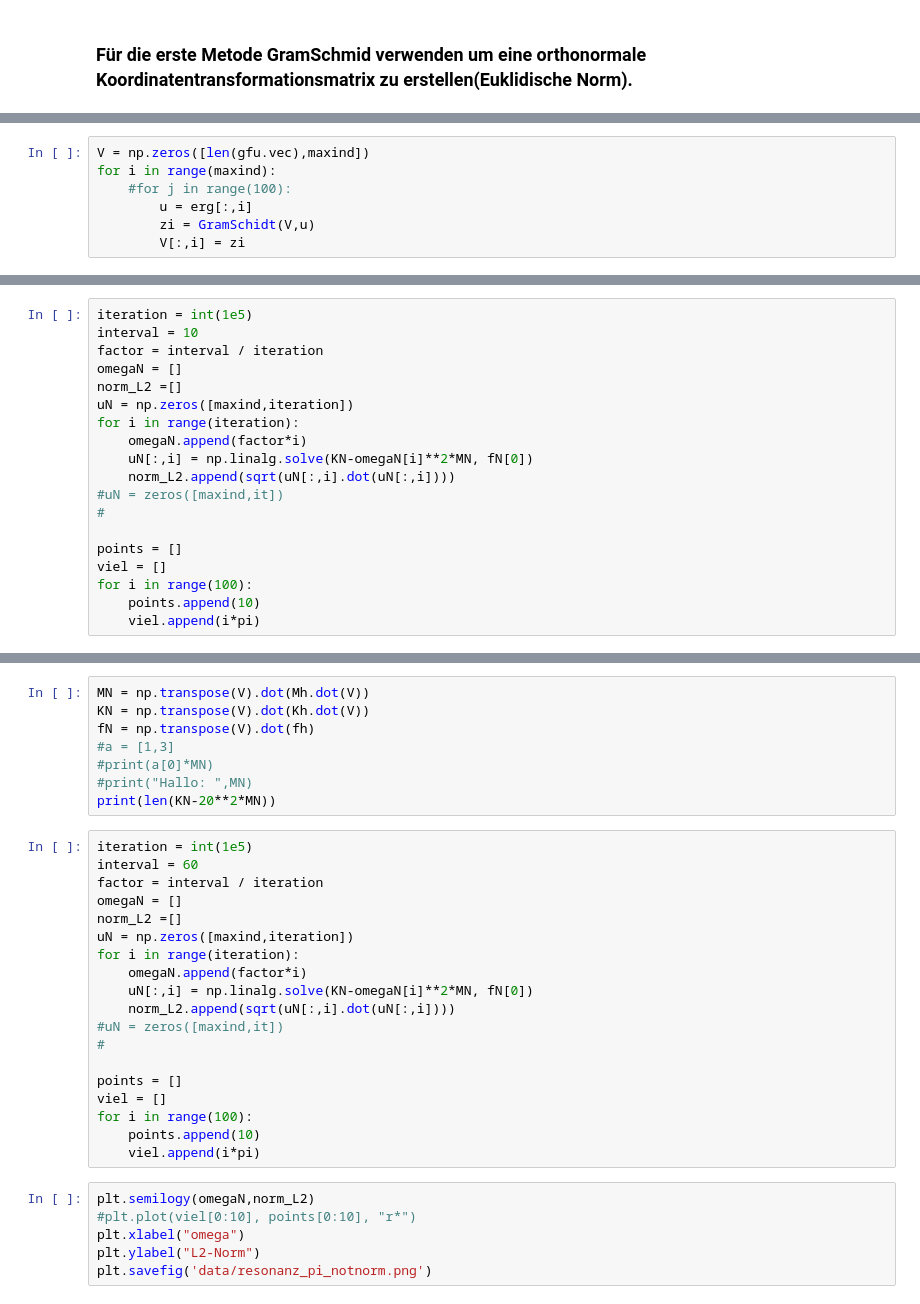
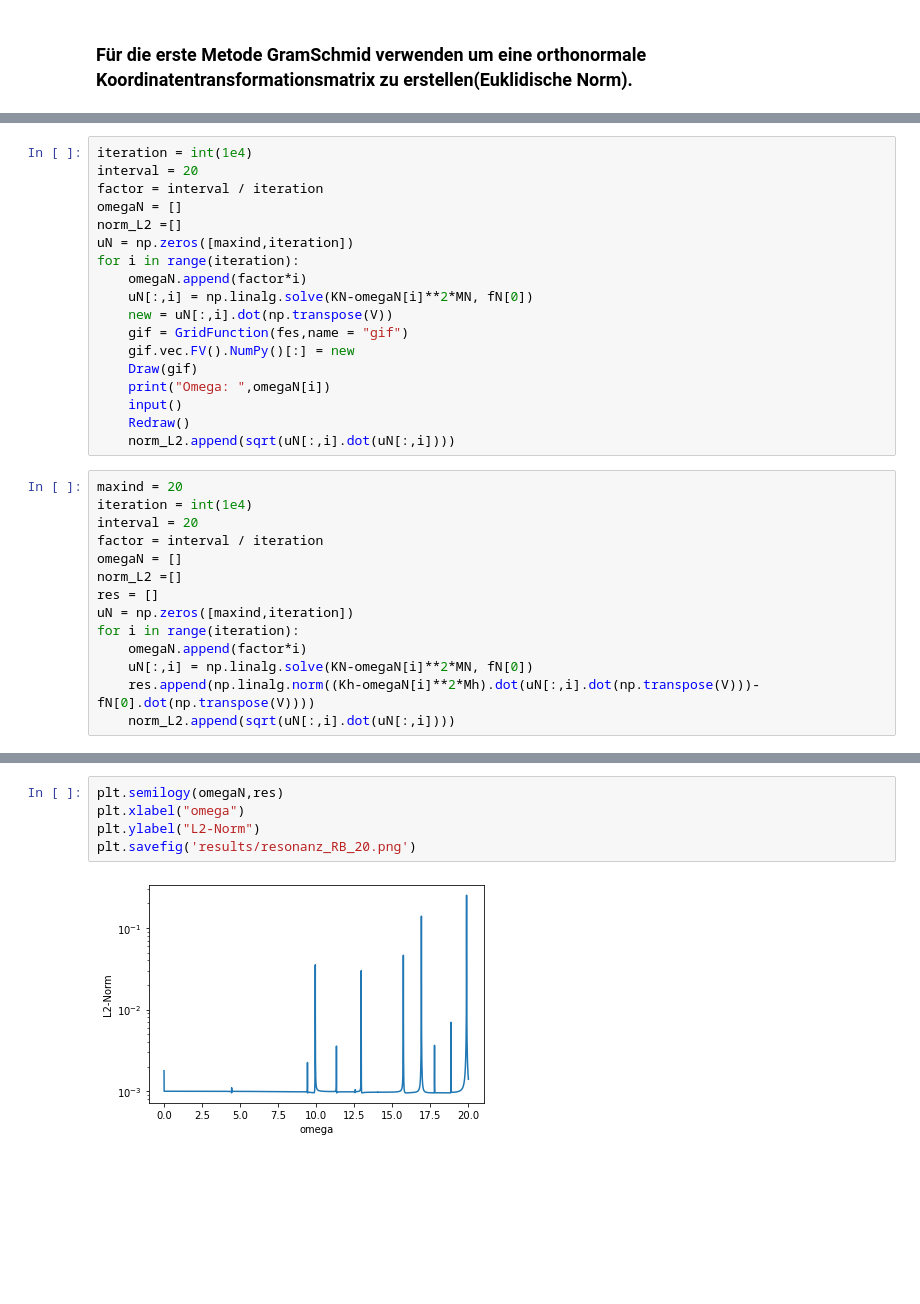
Before and after one commit to huberamanda/reduced_basis_methods, a Jupyter notebook: Alex/Helmholz_equ.ipynb, the cells around one changed output, grey strips where cells are left out. Saved outputs shown, nothing was run; the diff lists cells and outputs as text; blank space fills up the shorter version.

```diff
--- a/Alex/Helmholz_equ.ipynb
+++ b/Alex/Helmholz_equ.ipynb
@@ -192,7 +120,0 @@ def GramSchidt(V,u):
-# %%
-V = np.zeros([len(gfu.vec),maxind])
-for i in range(maxind):
-    #for j in range(100):
-        u = erg[:,i]
-        zi = GramSchidt(V,u)
-        V[:,i] = zi
@@ -224,6 +141,6 @@ fN = np.transpose(V).dot(fh)
 # %%
-iteration = int(1e5)
-interval = 10
+iteration = int(1e4)
+interval = 20
 factor = interval / iteration
 omegaN = []
 norm_L2 =[]
@@ -231,14 +148,27 @@ uN = np.zeros([maxind,iteration])
 for i in range(iteration):
     omegaN.append(factor*i)
     uN[:,i] = np.linalg.solve(KN-omegaN[i]**2*MN, fN[0])
+    new = uN[:,i].dot(np.transpose(V))
+    gif = GridFunction(fes,name = "gif")
+    gif.vec.FV().NumPy()[:] = new
+    Draw(gif)
+    print("Omega: ",omegaN[i])
+    input()
+    Redraw()
     norm_L2.append(sqrt(uN[:,i].dot(uN[:,i])))
-#uN = zeros([maxind,it])
-#
-
-points = []
-viel = []
-for i in range(100):
-    points.append(10)
-    viel.append(i*pi)
+# %%
+maxind = 20
+iteration = int(1e4)
+interval = 20
+factor = interval / iteration
+omegaN = []
+norm_L2 =[]
+res = []
+uN = np.zeros([maxind,iteration])
+for i in range(iteration):
+    omegaN.append(factor*i)
+    uN[:,i] = np.linalg.solve(KN-omegaN[i]**2*MN, fN[0])
+    res.append(np.linalg.norm((Kh-omegaN[i]**2*Mh).dot(uN[:,i].dot(np.transpose(V)))-fN[0].dot(np.transpose(V))))
+    norm_L2.append(sqrt(uN[:,i].dot(uN[:,i])))
 # %%
 plt.semilogy(omegaN,norm_L2)
@@ -267,33 +178,7 @@ for i in range(maxind):
-# %%
-MN = np.transpose(V).dot(Mh.dot(V))
-KN = np.transpose(V).dot(Kh.dot(V))
-fN = np.transpose(V).dot(fh)
-#a = [1,3]
-#print(a[0]*MN)
-#print("Hallo: ",MN)
-print(len(KN-20**2*MN))
-# %%
-iteration = int(1e5)
-interval = 60
-factor = interval / iteration
-omegaN = []
-norm_L2 =[]
-uN = np.zeros([maxind,iteration])
-for i in range(iteration):
-    omegaN.append(factor*i)
-    uN[:,i] = np.linalg.solve(KN-omegaN[i]**2*MN, fN[0])
-    norm_L2.append(sqrt(uN[:,i].dot(uN[:,i])))
-#uN = zeros([maxind,it])
-#
-
-points = []
-viel = []
-for i in range(100):
-    points.append(10)
-    viel.append(i*pi)
 # %%
-plt.semilogy(omegaN,norm_L2)
-#plt.plot(viel[0:10], points[0:10], "r*")
+plt.semilogy(omegaN,res)
 plt.xlabel("omega")
 plt.ylabel("L2-Norm")
-plt.savefig('data/resonanz_pi_notnorm.png')
+plt.savefig('results/resonanz_RB_20.png')
+# %% [output]
+[figure, added]
```
Also changed, not shown: parts of 25 cells of this notebook, 34 other files.
